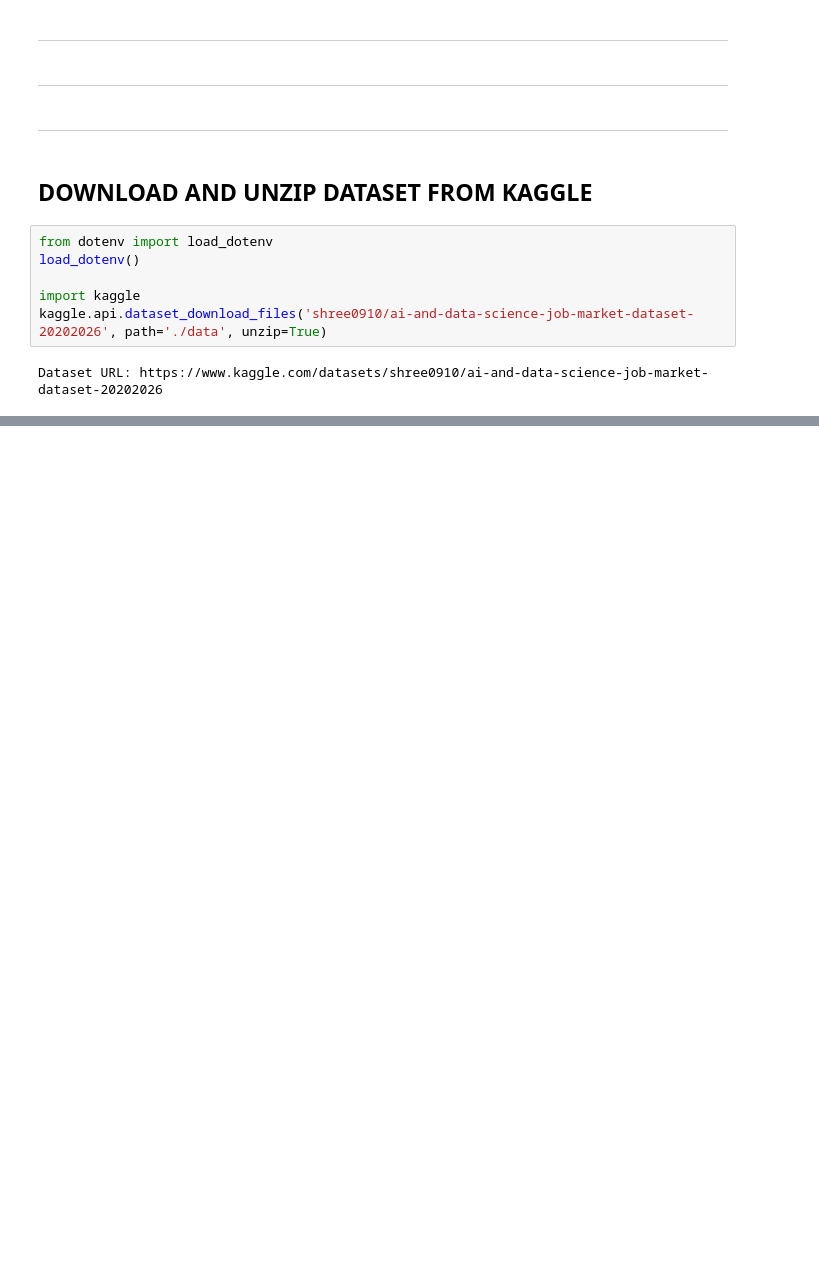
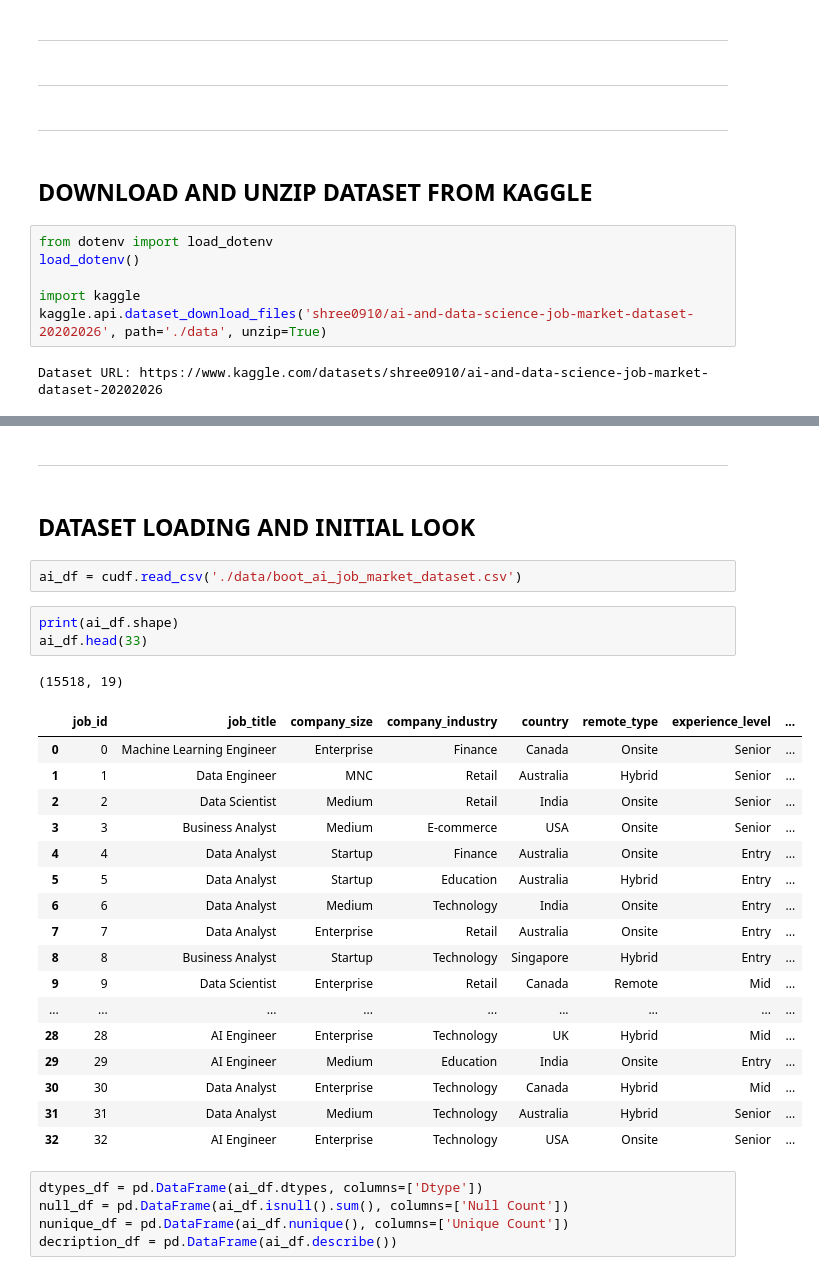
Before and after one commit to wanderduck/CERT-x466-003, a Jupyter notebook: CERT-x466-003_MAIN.ipynb, the cells around one changed output, grey strips where cells are left out. Drawn from its saved outputs; the diff is of its cells as text; blank space fills up the shorter version.

```diff
--- a/CERT-x466-003_MAIN.ipynb
+++ b/CERT-x466-003_MAIN.ipynb
@@ -22,0 +42,33 @@ Dataset URL: https://www.kaggle.com/datasets/shree0910/ai-and-data-science-job-m
+# %% [markdown]
+---
+# %% [markdown]
+## DATASET LOADING AND INITIAL LOOK
+# %%
+ai_df = cudf.read_csv('./data/boot_ai_job_market_dataset.csv')
+# %%
+print(ai_df.shape)
+ai_df.head(33)
+# %% [output]
+(15518, 19)
+|  | job_id | job_title | company_size | company_industry | country | remote_type | experience_level | ... |
+| 0 | 0 | Machine Learning Engineer | Enterprise | Finance | Canada | Onsite | Senior | ... |
+| 1 | 1 | Data Engineer | MNC | Retail | Australia | Hybrid | Senior | ... |
+| 2 | 2 | Data Scientist | Medium | Retail | India | Onsite | Senior | ... |
+| 3 | 3 | Business Analyst | Medium | E-commerce | USA | Onsite | Senior | ... |
+| 4 | 4 | Data Analyst | Startup | Finance | Australia | Onsite | Entry | ... |
+| 5 | 5 | Data Analyst | Startup | Education | Australia | Hybrid | Entry | ... |
+| 6 | 6 | Data Analyst | Medium | Technology | India | Onsite | Entry | ... |
+| 7 | 7 | Data Analyst | Enterprise | Retail | Australia | Onsite | Entry | ... |
+| 8 | 8 | Business Analyst | Startup | Technology | Singapore | Hybrid | Entry | ... |
+| 9 | 9 | Data Scientist | Enterprise | Retail | Canada | Remote | Mid | ... |
+| ... | ... | ... | ... | ... | ... | ... | ... | ... |
+| 28 | 28 | AI Engineer | Enterprise | Technology | UK | Hybrid | Mid | ... |
+| 29 | 29 | AI Engineer | Medium | Education | India | Onsite | Entry | ... |
+| 30 | 30 | Data Analyst | Enterprise | Technology | Canada | Hybrid | Mid | ... |
+| 31 | 31 | Data Analyst | Medium | Technology | Australia | Hybrid | Senior | ... |
+| 32 | 32 | AI Engineer | Enterprise | Technology | USA | Onsite | Senior | ... |
+# %%
+dtypes_df = pd.DataFrame(ai_df.dtypes, columns=['Dtype'])
+null_df = pd.DataFrame(ai_df.isnull().sum(), columns=['Null Count'])
+nunique_df = pd.DataFrame(ai_df.nunique(), columns=['Unique Count'])
+decription_df = pd.DataFrame(ai_df.describe())
```
Also changed, not shown: parts of 11 cells of this notebook, 11 other files.
